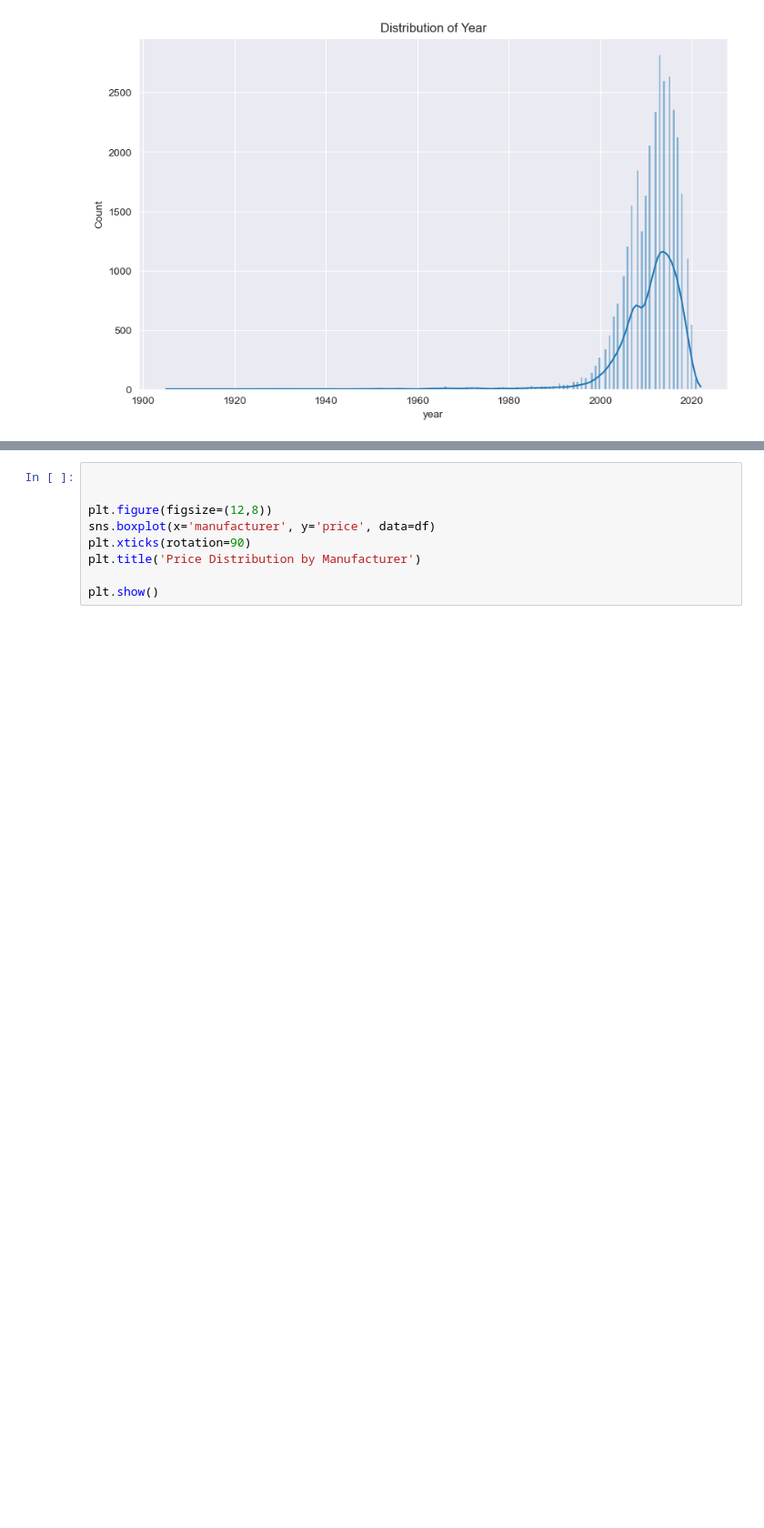
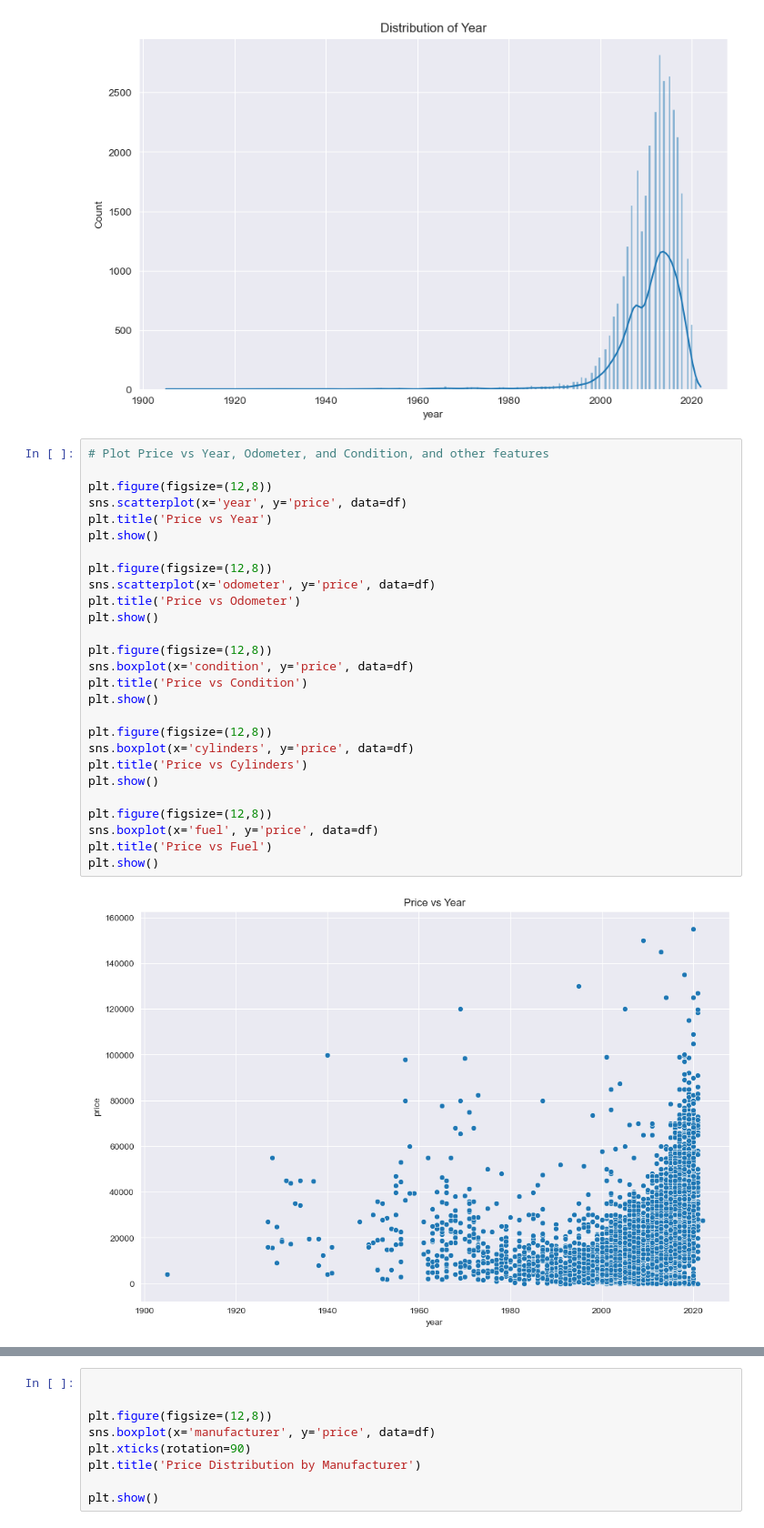
Before and after one commit to BerkeleyAIML/PracticalApplicationAssignment11.1UsedCars, a Jupyter notebook: UsedCarPricePrediction/prompt_II_UsedCar.ipynb, the cells around one changed output, grey strips where cells are left out. Shown at 91% size. Drawn from its saved outputs; the diff is of its cells as text; blank space fills up the shorter version.

```diff
--- a/UsedCarPricePrediction/prompt_II_UsedCar.ipynb
+++ b/UsedCarPricePrediction/prompt_II_UsedCar.ipynb
@@ -177,3 +177,32 @@ plt.show()
 # %% [output]
 [figure]
 [figure]
+# %%
+# Plot Price vs Year, Odometer, and Condition, and other features
+
+plt.figure(figsize=(12,8))
+sns.scatterplot(x='year', y='price', data=df)
+plt.title('Price vs Year')
+plt.show()
+
+plt.figure(figsize=(12,8))
+sns.scatterplot(x='odometer', y='price', data=df)
+plt.title('Price vs Odometer')
+plt.show()
+
+plt.figure(figsize=(12,8))
+sns.boxplot(x='condition', y='price', data=df)
+plt.title('Price vs Condition')
+plt.show()
+
+plt.figure(figsize=(12,8))
+sns.boxplot(x='cylinders', y='price', data=df)
+plt.title('Price vs Cylinders')
+plt.show()
+
+plt.figure(figsize=(12,8))
+sns.boxplot(x='fuel', y='price', data=df)
+plt.title('Price vs Fuel')
+plt.show()
+# %% [output]
+[figure, added]
```
Also changed, not shown: parts of 7 cells of this notebook, 2 other files.
